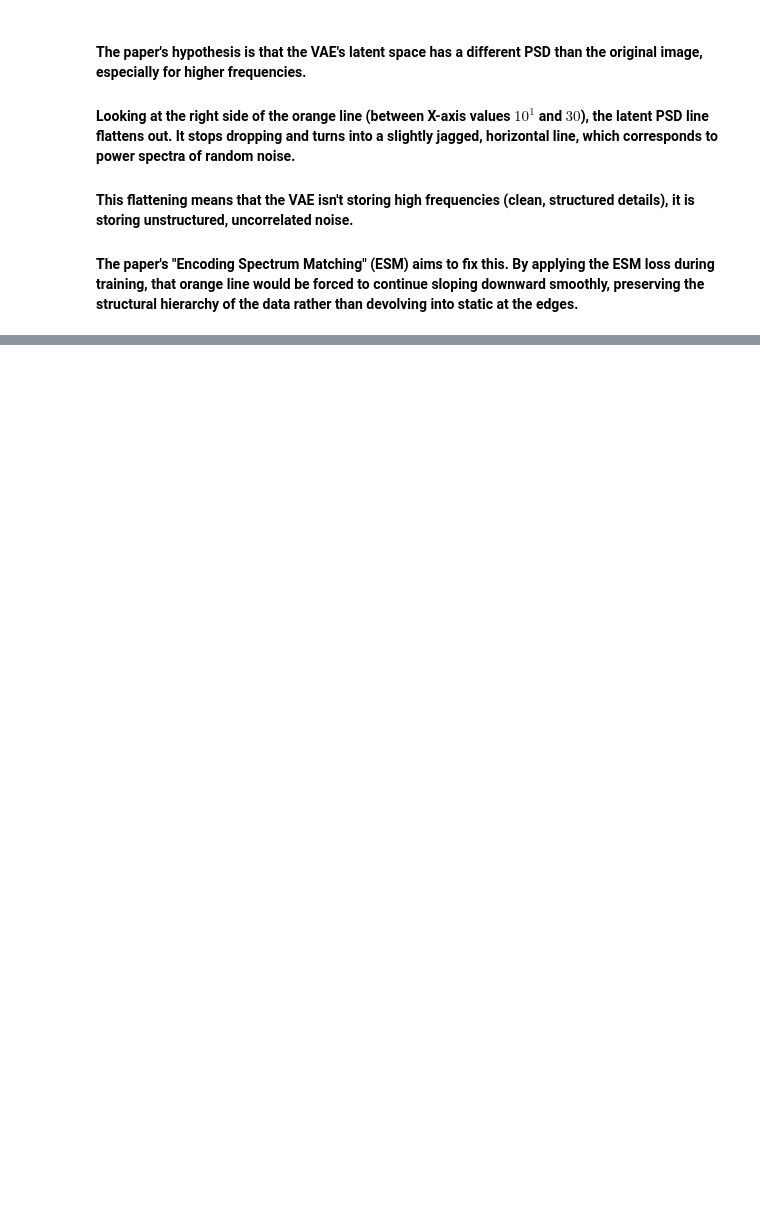
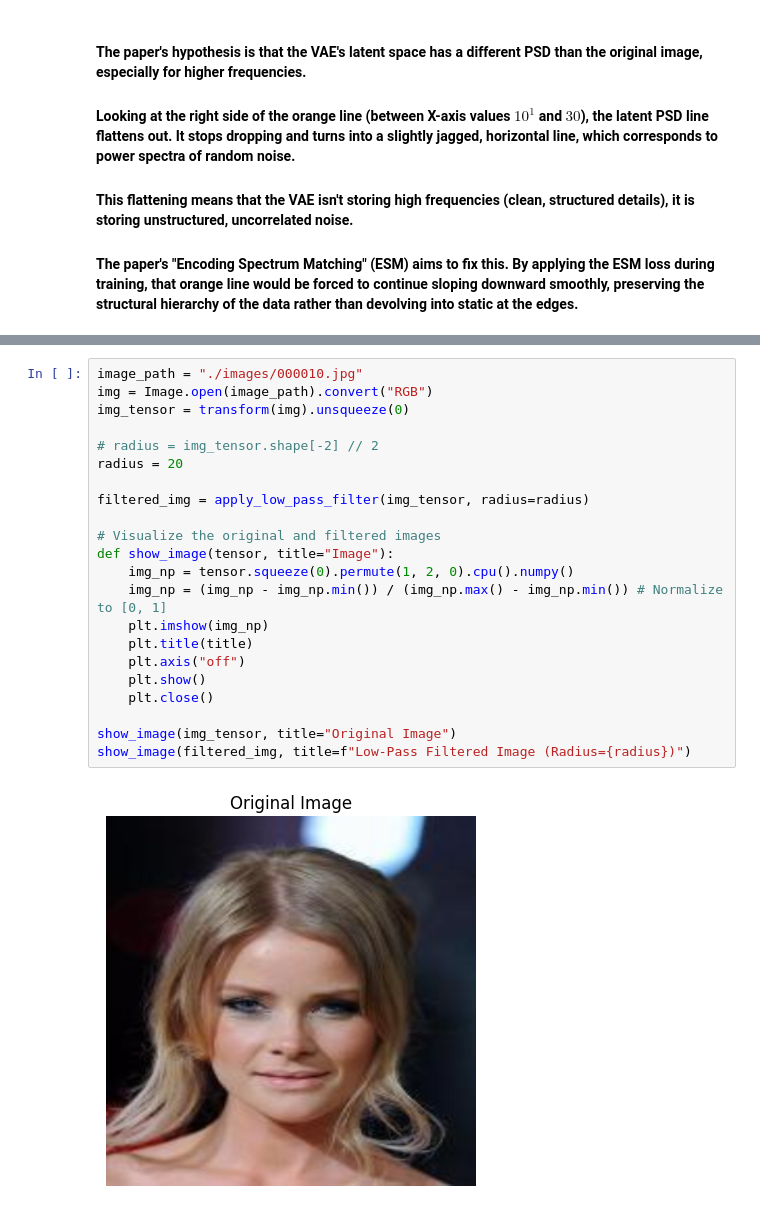
Before and after one commit to ahautelman/DSAIT4030-group12, a Jupyter notebook: power-spectral-density-visualisation/play.ipynb, the cells around one changed output, grey strips where cells are left out. Drawn from its saved outputs; the diff is of its cells as text; blank space fills up the shorter version.

```diff
--- a/power-spectral-density-visualisation/play.ipynb
+++ b/power-spectral-density-visualisation/play.ipynb
@@ -209,0 +399,24 @@ Latent shape: torch.Size([1, 4, 64, 64])
+# %%
+image_path = "./images/000010.jpg"
+img = Image.open(image_path).convert("RGB")
+img_tensor = transform(img).unsqueeze(0)
+
+# radius = img_tensor.shape[-2] // 2
+radius = 20
+
+filtered_img = apply_low_pass_filter(img_tensor, radius=radius)
+
+# Visualize the original and filtered images
+def show_image(tensor, title="Image"):
+    img_np = tensor.squeeze(0).permute(1, 2, 0).cpu().numpy()
+    img_np = (img_np - img_np.min()) / (img_np.max() - img_np.min()) # Normalize to [0, 1]
+    plt.imshow(img_np)
+    plt.title(title)
+    plt.axis("off")
+    plt.show()
+    plt.close()
+
+show_image(img_tensor, title="Original Image")
+show_image(filtered_img, title=f"Low-Pass Filtered Image (Radius={radius})")
+# %% [output]
+[figure, added]
```
Also changed, not shown: parts of 14 cells of this notebook, 3 other files.
